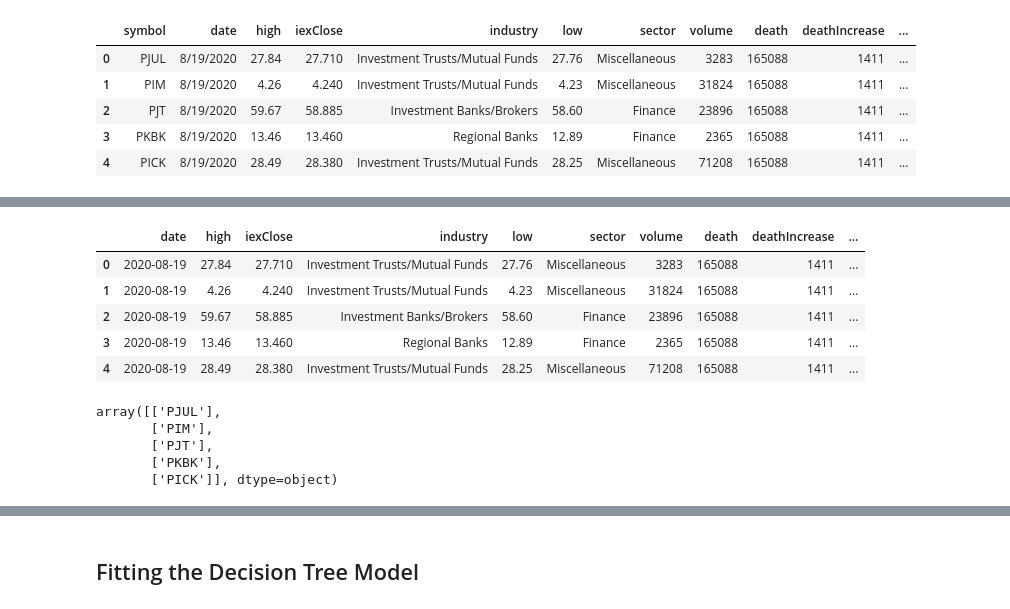
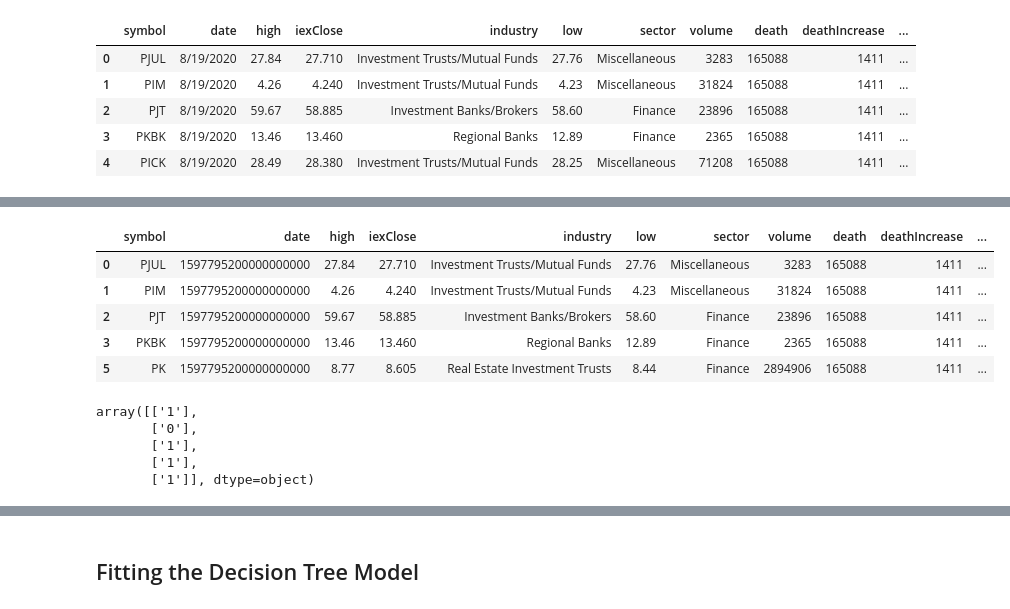
Before and after one commit to joeapodaca/apestogetherstrong, a Jupyter notebook: decision-trees.ipynb, the cells around one changed output, grey strips where cells are left out. Saved outputs shown, nothing was run; the diff lists cells and outputs as text; code cells hidden in the pictures.

```diff
--- a/decision-trees.ipynb
+++ b/decision-trees.ipynb
@@ -11,7 +19,7 @@ from sklearn.metrics import confusion_matrix, accuracy_score, classification_rep
 ## Loading and Preprocessing Loans Encoded Data
 # %%
 # Loading data
-file_path = Path("resources/cleaned_close.csv")
+file_path = Path("resources/cleaned_close1.csv")
 df_equities = pd.read_csv(file_path)
 df_equities.head()
 # %% [output]
@@ -23,0 +55,4 @@ df_equities.head()
+# %%
+# Drop null rows
+df_equities = df_equities.dropna()
+df_equities.drop(df_equities.loc[df_equities['p_status']== "Null"].index, inplace=True)
@@ -33,0 +104,3 @@ df_equities['date_delta'] = (df_equities['date'] - df_equities['date'].min())  /
+# %%
+# converting to int64
+df_equities = df_equities.astype({"date":'int64'})
@@ -43,25 +147,25 @@ df_equities.head()
 # %%
 # Define features set
 X = df_equities.copy()
-X = X.drop("symbol", axis=1)
+X = X.drop("p_status", axis=1)
 X.head()
 # %% [output]
-|  | date | high | iexClose | industry | low | sector | volume | death | deathIncrease | ... |
-| 0 | 2020-08-19 | 27.84 | 27.710 | Investment Trusts/Mutual Funds | 27.76 | Miscellaneous | 3283 | 165088 | 1411 | ... |
-| 1 | 2020-08-19 | 4.26 | 4.240 | Investment Trusts/Mutual Funds | 4.23 | Miscellaneous | 31824 | 165088 | 1411 | ... |
-| 2 | 2020-08-19 | 59.67 | 58.885 | Investment Banks/Brokers | 58.60 | Finance | 23896 | 165088 | 1411 | ... |
-| 3 | 2020-08-19 | 13.46 | 13.460 | Regional Banks | 12.89 | Finance | 2365 | 165088 | 1411 | ... |
-| 4 | 2020-08-19 | 28.49 | 28.380 | Investment Trusts/Mutual Funds | 28.25 | Miscellaneous | 71208 | 165088 | 1411 | ... |
+|  | symbol | date | high | iexClose | industry | low | sector | volume | death | deathIncrease | ... |
+| 0 | PJUL | 1597795200000000000 | 27.84 | 27.710 | Investment Trusts/Mutual Funds | 27.76 | Miscellaneous | 3283 | 165088 | 1411 | ... |
+| 1 | PIM | 1597795200000000000 | 4.26 | 4.240 | Investment Trusts/Mutual Funds | 4.23 | Miscellaneous | 31824 | 165088 | 1411 | ... |
+| 2 | PJT | 1597795200000000000 | 59.67 | 58.885 | Investment Banks/Brokers | 58.60 | Finance | 23896 | 165088 | 1411 | ... |
+| 3 | PKBK | 1597795200000000000 | 13.46 | 13.460 | Regional Banks | 12.89 | Finance | 2365 | 165088 | 1411 | ... |
+| 5 | PK | 1597795200000000000 | 8.77 | 8.605 | Real Estate Investment Trusts | 8.44 | Finance | 2894906 | 165088 | 1411 | ... |
 # %%
 # Define target vector
-y = df_equities["symbol"].values.reshape(-1, 1)
+y = df_equities["p_status"].values.reshape(-1, 1)
 y[:5]
 # %% [output]
-array([['PJUL'],
-       ['PIM'],
-       ['PJT'],
-       ['PKBK'],
-       ['PICK']], dtype=object)
+array([['1'],
+       ['0'],
+       ['1'],
+       ['1'],
+       ['1']], dtype=object)
 # %%
 # Splitting into Train and Test sets
 X_train, X_test, y_train, y_test = train_test_split(X, y, random_state=78)
```
Also changed, not shown: parts of 17 cells of this notebook.
